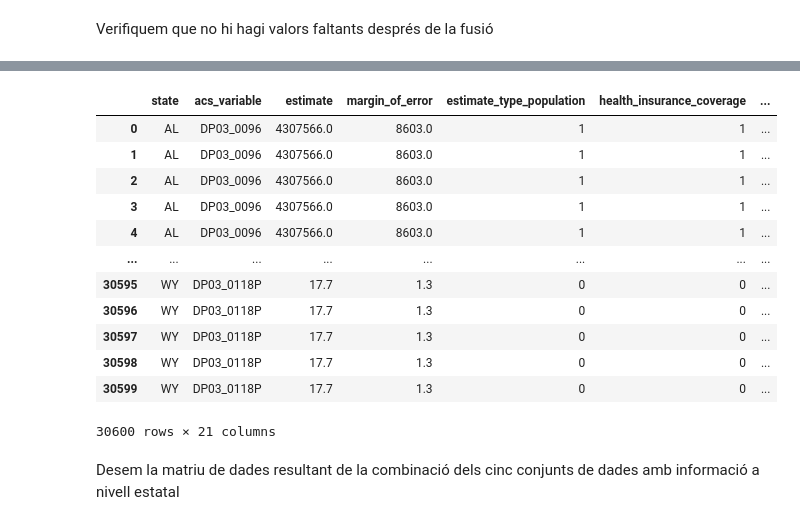
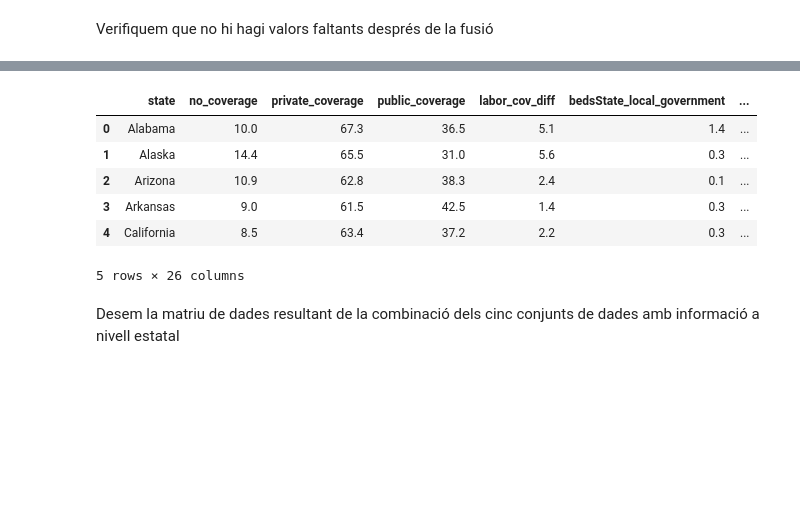
Before and after one commit to albertojc6/IDSS-Pandemic_Control, a Jupyter notebook: src_prep/unify_statesData.ipynb, the cells around one changed output, grey strips where cells are left out. Saved outputs shown, nothing was run; the diff lists cells and outputs as text; code cells hidden in the pictures; blank space fills up the shorter version.

```diff
--- a/src_prep/unify_statesData.ipynb
+++ b/src_prep/unify_statesData.ipynb
@@ -24,0 +92,19 @@ df_estado_4 = pd.read_csv('../data/preprocessed/age_groups_cleaned.csv')
+# %%
+data_columns = [i for i in range(18)]
+
+# We'll merge every two consecutive columns
+merged_cols = []
+for i in range(0, len(data_columns), 2):
+    col1 = data_columns[i]
+    col2 = data_columns[i + 1]
+    merged = df_ageGroups[[col1, col2]].sum(axis=1)
+    merged_cols.append(merged)
+
+# Create new column names for the merged ranges
+age_ranges = [
+    "pop_0-9", "pop_10-19", "pop_20-29", "pop_30-39", "pop_40-49", "pop_50-59", "pop_60-69", "pop_70-79", "pop_80+"
+]
+
+# Build new DataFrame
+df_ageGroups = pd.concat([df_ageGroups[['state']]] + merged_cols, axis=1)
+df_ageGroups.columns = ['state'] + age_ranges
@@ -33,3 +124,8 @@ df_estado_4 = df_estado_4[df_estado_4['state'] != 'PR']
+# %%
+df_health = df_health[df_health['state'] != 'Puerto Rico']
+df_population = df_population[df_population['state'] != 'Puerto Rico']
+df_ageGroups = df_ageGroups[df_ageGroups['state'] != 'Puerto Rico']
+df_exogenous = df_exogenous[df_exogenous['state'] != 'Puerto Rico']
 # %% [markdown]
 Visualitzem les columnes dels diferentes datasets
 # %%
@@ -55,2 +152,7 @@ df_estado_4 = df_estado_4.rename(columns={'population': 'population_agegroup', '
+# %%
+df_beds = df_beds.rename(columns={'state_local_government': 'bedsState_local_government', 'non_profit': 'bedsNon_profit', 'for_profit': 'bedsFor_profit', 'total': 'bedsTotal' })
+df_population = df_population.rename(columns={'population': 'population_state', 'pop_density': 'pop_density_state'})
+
+df_exogenous = df_exogenous.drop(['Census2019', 'Census2019_65Plus'], axis = 1)
 # %% [markdown]
 Unifiquem els 4 datasets basant-nos en la columna "state", que conté la informació de l'estat corresponent a cada fila.
@@ -57,7 +163,8 @@ Unifiquem els 4 datasets basant-nos en la columna "state", que conté la informa
 # %%
-merged_df = df_estado_1.merge(df_estado_2, on='state', how='inner') \
-    .merge(df_estado_3, on='state', how='inner') \
-    .merge(df_estado_4, on='state', how='inner')
+merged_df = df_health.merge(df_beds, on='state', how='inner') \
+    .merge(df_population, on='state', how='inner') \
+    .merge(df_ageGroups, on='state', how='inner') \
+    .merge(df_exogenous, on='state', how='inner')
 
 print(merged_df.head())
 # %% [output]
@@ -102,20 +209,14 @@ pct_pop_agegroup              0
 dtype: int64
 # %%
-merged_df
+merged_df.head()
 # %% [output]
-|  | state | acs_variable | estimate | margin_of_error | estimate_type_population | health_insurance_coverage | ... |
-| 0 | AL | DP03_0096 | 4307566.0 | 8603.0 | 1 | 1 | ... |
-| 1 | AL | DP03_0096 | 4307566.0 | 8603.0 | 1 | 1 | ... |
-| 2 | AL | DP03_0096 | 4307566.0 | 8603.0 | 1 | 1 | ... |
-| 3 | AL | DP03_0096 | 4307566.0 | 8603.0 | 1 | 1 | ... |
-| 4 | AL | DP03_0096 | 4307566.0 | 8603.0 | 1 | 1 | ... |
-| ... | ... | ... | ... | ... | ... | ... | ... |
-| 30595 | WY | DP03_0118P | 17.7 | 1.3 | 0 | 0 | ... |
-| 30596 | WY | DP03_0118P | 17.7 | 1.3 | 0 | 0 | ... |
-| 30597 | WY | DP03_0118P | 17.7 | 1.3 | 0 | 0 | ... |
-| 30598 | WY | DP03_0118P | 17.7 | 1.3 | 0 | 0 | ... |
-| 30599 | WY | DP03_0118P | 17.7 | 1.3 | 0 | 0 | ... |
+|  | state | no_coverage | private_coverage | public_coverage | labor_cov_diff | bedsState_local_government | ... |
+| 0 | Alabama | 10.0 | 67.3 | 36.5 | 5.1 | 1.4 | ... |
+| 1 | Alaska | 14.4 | 65.5 | 31.0 | 5.6 | 0.3 | ... |
+| 2 | Arizona | 10.9 | 62.8 | 38.3 | 2.4 | 0.1 | ... |
+| 3 | Arkansas | 9.0 | 61.5 | 42.5 | 1.4 | 0.3 | ... |
+| 4 | California | 8.5 | 63.4 | 37.2 | 2.2 | 0.3 | ... |
-30600 rows × 21 columns
+5 rows × 26 columns
 # %% [markdown]
 Desem la matriu de dades resultant de la combinació dels cinc conjunts de dades amb informació a nivell estatal
 # %%
```
Also changed, not shown: parts of 20 cells of this notebook, 5 other files.
